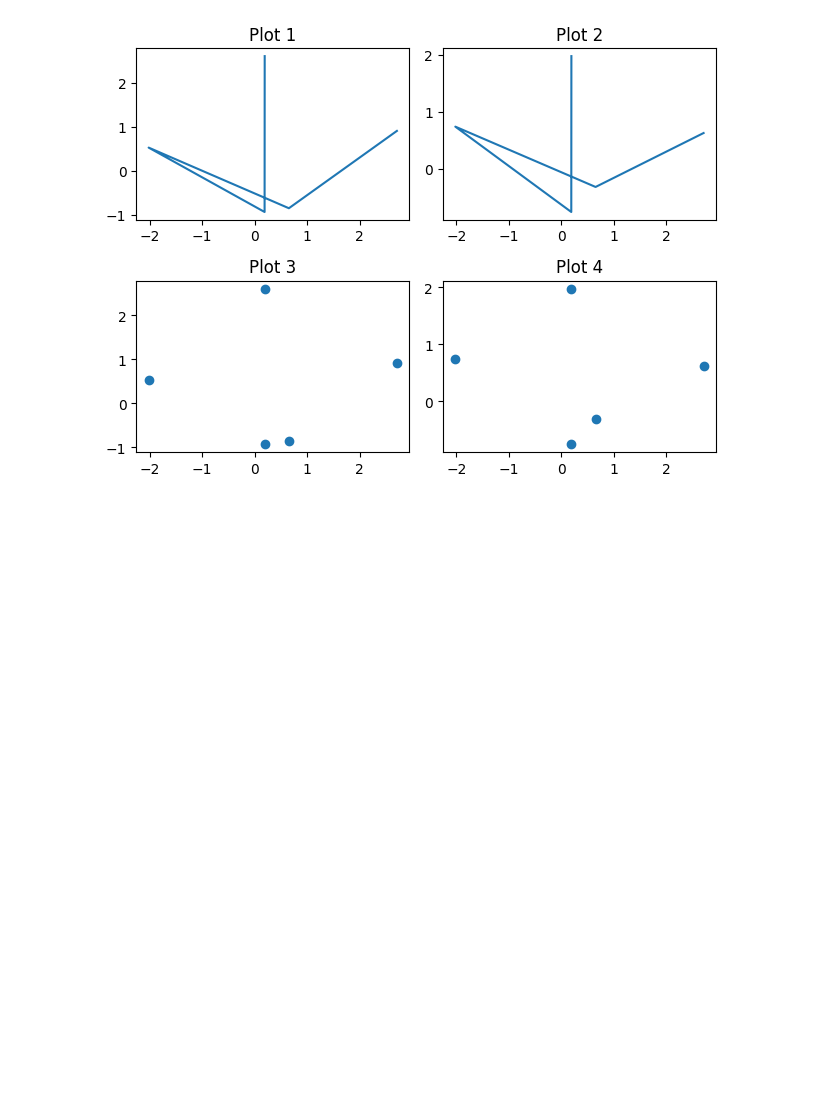
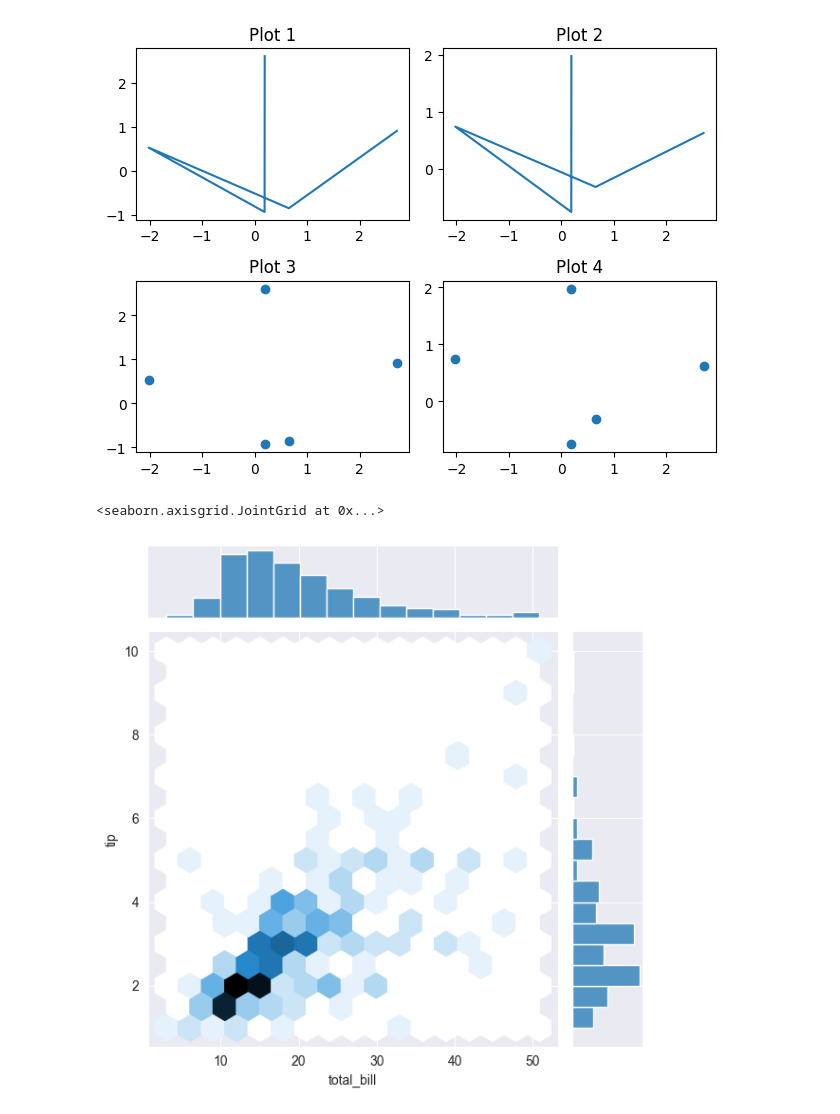
Before and after one commit to Alecdrew/Python-bootcamp, a Jupyter notebook: Notebooks/my_notes_on_course.ipynb, the cells around one changed output. Saved outputs shown, nothing was run; the diff lists cells and outputs as text; code cells hidden in the pictures; blank space fills up the shorter version.

Commit message:
completed seaborn exercises and added some notes on the course in my_notes_on_course.ipynb

```diff
--- a/Notebooks/my_notes_on_course.ipynb
+++ b/Notebooks/my_notes_on_course.ipynb
@@ -290,0 +304,12 @@ plt.show()
+# %%
+#distribution plots show the distribution of a single variable or the relationship between two variables
+import matplotlib.pyplot as plt
+import seaborn as sns
+tips_df = sns.load_dataset('tips')
+sns.set_style('darkgrid') #set the style of the plot to have a dark background with gridlines
+
+#kind could also be 'scatter', 'reg', 'resid', 'kde', 'hex' etc depending on the type of plot you want to create
+sns.jointplot(x='total_bill', y='tip', data=tips_df, kind='hex')
+# %% [output]
+<seaborn.axisgrid.JointGrid at 0x...>
+[figure, added]
```
Also changed, not shown: parts of 9 cells of this notebook.
